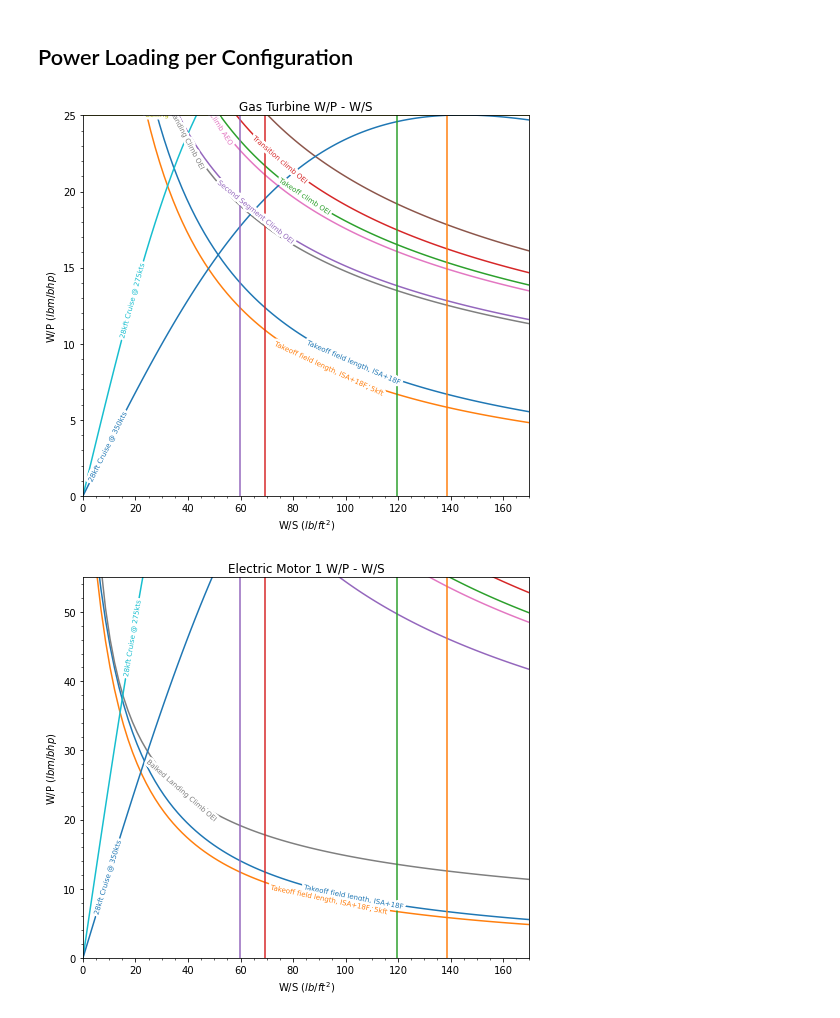
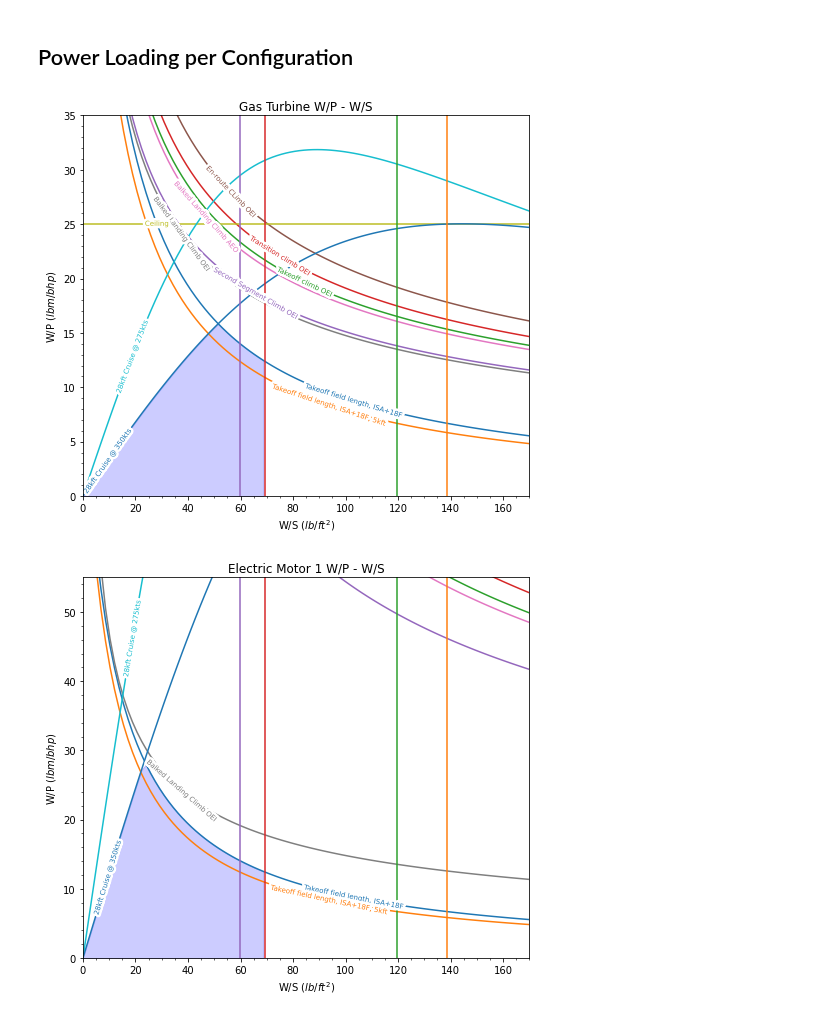
Before and after one commit to jucobee/START, a Jupyter notebook: A4/PowerLoading.ipynb, the cells around one changed output. Drawn from its saved outputs; the diff is of its cells as text; code cells hidden in the pictures.

```diff
--- a/A4/PowerLoading.ipynb
+++ b/A4/PowerLoading.ipynb
@@ -365,35 +365,40 @@ def PlotPTrain(component_index,YLIM):
     plt.plot(ws, abs(GetConstraintData(wp_tofl_5kft, component_index, PRatios[0], ERatios[0],eta_to)), label='Takeoff field length, ISA+18F, 5kft', linestyle='-')
     plt.plot(ws, abs(GetConstraintData(wp_climb_TO, component_index, PRatios[1], ERatios[1],eta_climb)), label='Takeoff climb OEI', linestyle='-')
     plt.plot(ws, abs(GetConstraintData(wp_climb_TC, component_index, PRatios[2], ERatios[2],eta_climb)), label='Transition climb OEI', linestyle='-')
     plt.plot(ws, abs(GetConstraintData(wp_climb_SSC, component_index, PRatios[3], ERatios[3],eta_climb)), label='Second Segment Climb OEI', linestyle='-')
     plt.plot(ws, abs(GetConstraintData(wp_climb_ERC, component_index, PRatios[4], ERatios[4],eta_climb)), label='En-route CLimb OEI', linestyle='-')
     plt.plot(ws, abs(GetConstraintData(wp_climb_BLC_AEO, component_index, PRatios[5], ERatios[5],eta_climb)), label='Balked Landing Climb AEO', linestyle='-')
     plt.plot(ws, abs(GetConstraintData(wp_climb_BLC_OEI, component_index, PRatios[6], ERatios[6],eta_climb)), label='Balked Landing Climb OEI', linestyle='-')
     plt.plot(ws, abs(GetConstraintData(wp_ceil, component_index, PRatios[7], ERatios[7],eta_cruise)), label='Ceiling', linestyle='-')
     plt.plot(ws, abs(GetConstraintData(wp_cruise_min, component_index, PRatios[8], ERatios[8],eta_cruise)), label='28kft Cruise @ 275kts', linestyle='-')
     plt.plot(ws, abs(GetConstraintData(wp_cruise_target, component_index, PRatios[9], ERatios[9],eta_cruise)), label='28kft Cruise @ 350kts', linestyle='-')
 
 
 
     # W/S constraints
     wp = np.linspace(0,500,N)
     plt.plot(ws_approach_SLp18[int(N/7):], np.flip(wp)[int(N/7):], label='Approach @ 141kts, ISA+18F', linestyle='-')
     plt.plot(ws_approach_p18_5kft[int(N/6):], np.flip(wp)[int(N/6):], label='Approach @ 141kts, ISA+18F, 5kft', linestyle='-')
     plt.plot(ws_landing_SLp18[int(N/7):], np.flip(wp)[int(N/7):], label='Landing field length, ISA+18F', linestyle='-')
     plt.plot(ws_landing_p18_5kft[int(N/6):], np.flip(wp)[int(N/6):], label='Landing field length, ISA+18F, 5kft', linestyle='-')
 
 
     # plt.ylim(0, max(abs(GetConstraintData(wp_cruise_min, component_index, PRatios[8], ERatios[8],eta_cruise)))), plt.xlim(0, 170)
     plt.ylim(0, YLIM), plt.xlim(0, 170)
     # plt.grid()
     plt.minorticks_on()
     labelLines(plt.gca().get_lines(), zorder=2.5,fontsize = 7,xvals=(0,150))
-
+    plt.fill_between(
+        x= ws,
+        y1= np.minimum(abs(GetConstraintData(wp_cruise_target, component_index, PRatios[9], ERatios[9],eta_cruise)), abs(GetConstraintData(wp_tofl, component_index, PRatios[0], ERatios[0],eta_to))),
+        where= (0 < ws)&(ws <= ws_landing_SLp18),
+        color= "b",
+        alpha= 0.2)
     plt.show()
 
-PlotPTrain(1,25) # gas turbine
+PlotPTrain(1,35) # gas turbine
 PlotPTrain(4,55) # em1
-PlotPTrain(5,25) # battery
+PlotPTrain(5,55) # battery
 # %% [output]
-[figure, old version]
+[figure, new version]
-[figure, old version]
+[figure, new version]
```
Also changed, not shown: parts of 1 cell of this notebook.
